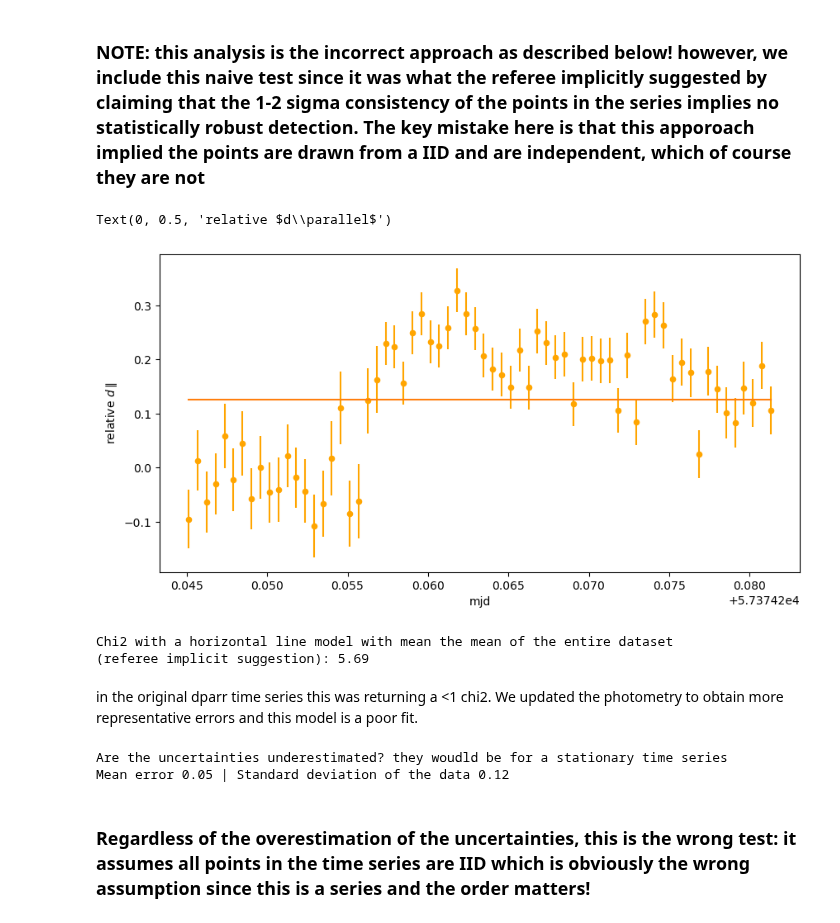
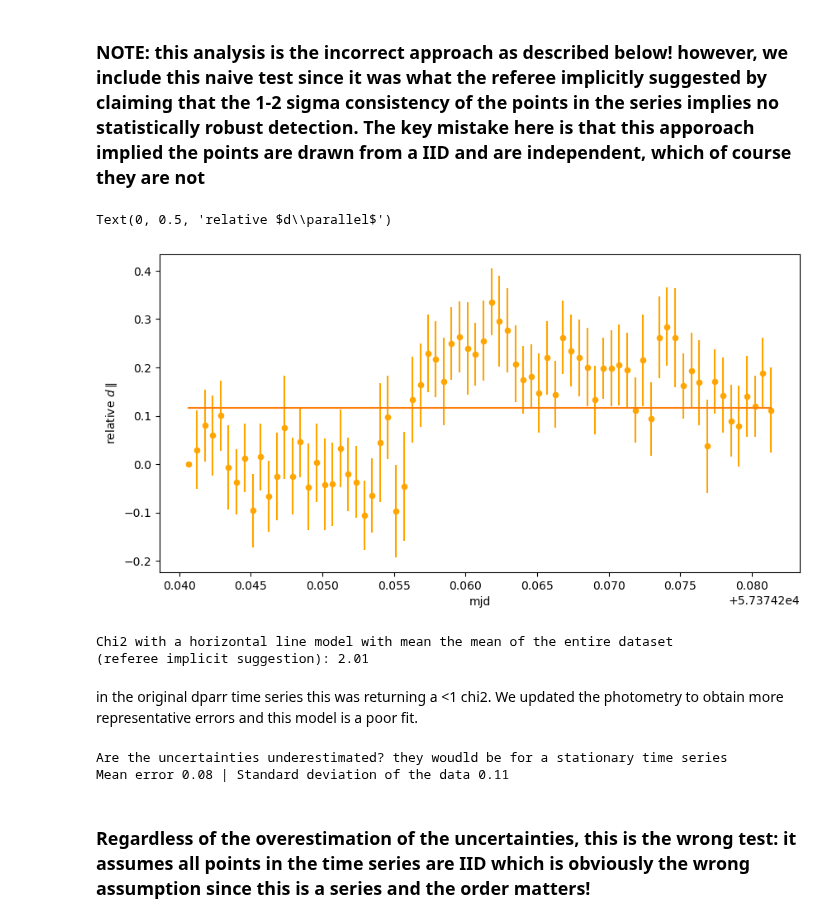
Before and after one commit to RileyWClarke/RAFTS, a Jupyter notebook: Notebooks/DWF_DCR_flare/dwfflare_dparrStatisticalAnalysis.ipynb, the cells around one changed output. Saved outputs shown, nothing was run; the diff lists cells and outputs as text; code cells hidden in the pictures.

```diff
--- a/Notebooks/DWF_DCR_flare/dwfflare_dparrStatisticalAnalysis.ipynb
+++ b/Notebooks/DWF_DCR_flare/dwfflare_dparrStatisticalAnalysis.ipynb
@@ -68,12 +80,12 @@ ax1.invert_yaxis()
 ### NOTE: this analysis is the incorrect approach as described below! however, we include this naive test since it was what the referee implicitly suggested by claiming that the 1-2 sigma consistency of the points in the series implies no statistically robust detection. The key mistake here is that this apporoach implied the points are drawn from a IID and are independent, which of course they are not
 # %%
 fig, axs = plt.subplots(1, 1, figsize=(10,5), sharex=True)
-axs = flare.plot("mjd", "dpar_detrended", kind="scatter", yerr="dpar_detrended_err", ax=axs, color="orange")
+axs = flare.plot("mjd", "dpar_detrended", kind="scatter", yerr="dparerr_detrended", ax=axs, color="orange")
 axs.plot(flare["mjd"], [flare["dpar_detrended"].mean()]*(len(flare)))
 axs.set_ylabel(r"relative $d\parallel$")
 # %% [output]
 Text(0, 0.5, 'relative $d\\parallel$')
-[figure, old version]
+[figure, new version]
 # %%
 def chi2(a, b, e):
     """
@@ -88,20 +100,20 @@ def chi2(a, b, e):
     """
     return np.sum((a - b)**2 / e**2)
 # %%
-chi2_mean = chi2(flare["dpar_detrended"], flare["dpar_detrended"].mean(), flare["dpar_detrended_err"]) / (len(flare) - 1)
+chi2_mean = chi2(flare["dpar_detrended"], flare["dpar_detrended"].mean(), flare["dparerr_detrended"]) / (len(flare) - 1)
 print("Chi2 with a horizontal line model with mean the mean of the entire dataset\n"
 "(referee implicit suggestion): {:.2f}".format(chi2_mean))
 # %% [output]
 Chi2 with a horizontal line model with mean the mean of the entire dataset
-(referee implicit suggestion): 5.69
+(referee implicit suggestion): 2.01
 # %% [markdown]
 in the original dparr time series this was returning a <1 chi2. We updated the photometry to obtain more representative errors and this model is a poor fit.
 # %%
 print("Are the uncertainties underestimated? they woudld be for a stationary time series")
-print("Mean error {:.2f} | Standard deviation of the data {:.2f}".format(flare["dpar_detrended_err"].mean(), flare["dpar_detrended"].std()))
+print("Mean error {:.2f} | Standard deviation of the data {:.2f}".format(flare["dparerr_detrended"].mean(), flare["dpar_detrended"].std()))
 # %% [output]
 Are the uncertainties underestimated? they woudld be for a stationary time series
-Mean error 0.05 | Standard deviation of the data 0.12
+Mean error 0.08 | Standard deviation of the data 0.11
 # %% [markdown]
 ### Regardless of the overestimation of the uncertainties, this is the wrong test: it assumes all points in the time series are IID which is obviously the wrong assumption since this is a series and the order matters!
 # %% [markdown]
```
Also changed, not shown: parts of 34 cells of this notebook, 2 other files.
